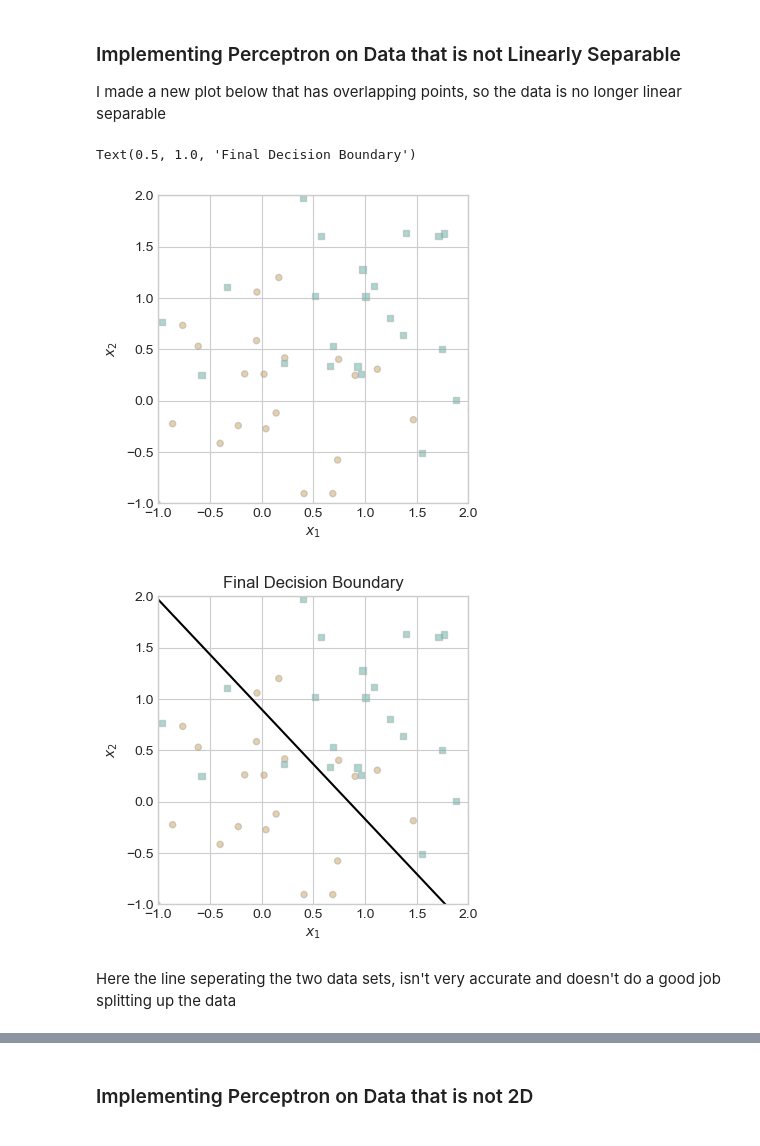
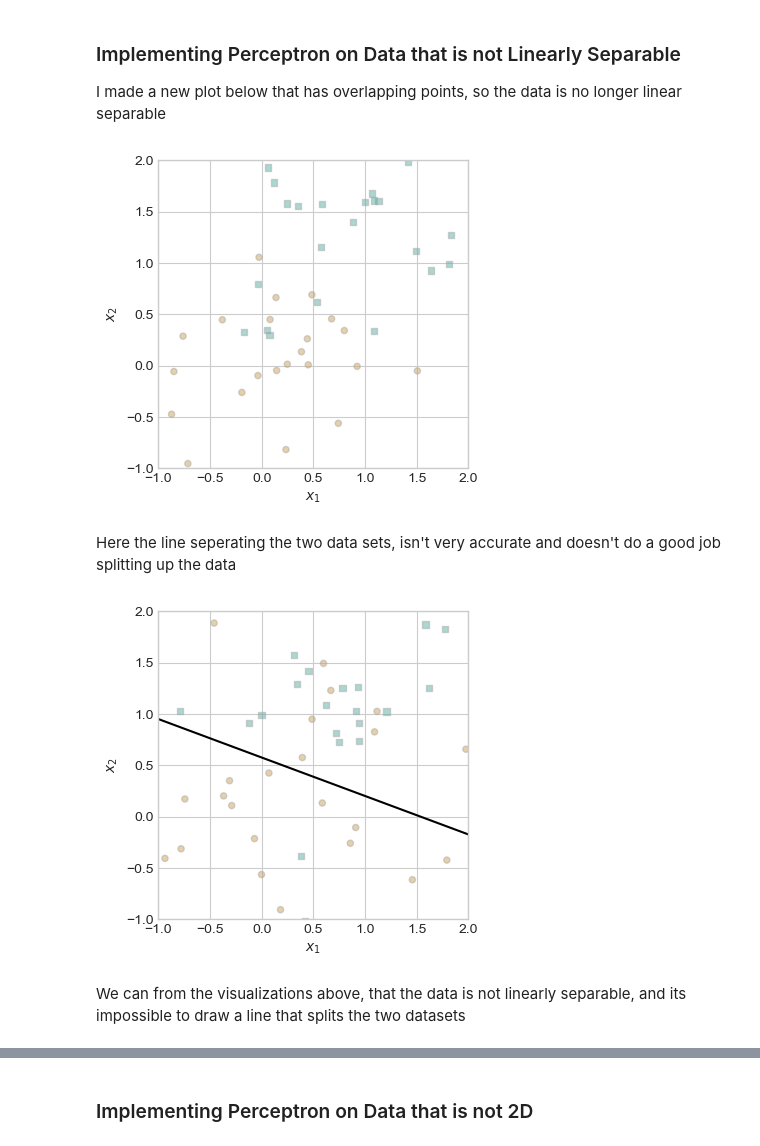
Before and after one commit to lenoxherman/lenoxherman.github.io, a Jupyter notebook: posts/Blog 4/Blog5.ipynb, the cells around one changed output, grey strips where cells are left out. Cells and saved outputs as stored; diff of their text form; code cells hidden in the pictures.

```diff
--- a/posts/Blog 4/Blog5.ipynb
+++ b/posts/Blog 4/Blog5.ipynb
@@ -135,21 +140,23 @@ I made a new plot below that has overlapping points, so the data is no longer li
 # %%
 X, y = perceptron_data(n_points = 50, noise = 0.7)
 fig, ax = plt.subplots(1, 1, figsize = (4, 4))
 ax.set(xlim = (-1, 2), ylim = (-1, 2))
 plot_perceptron_data(X, y, ax)
-
-
-fig, ax = plt.subplots(1, 1, figsize = (4, 4))
-ax.set(xlim = (-1, 2), ylim = (-1, 2))
-plot_perceptron_data(X, y, ax)
-draw_line(p.w, -1, 2, ax, color = "black")
-plt.title("Final Decision Boundary")
 # %% [output]
-Text(0.5, 1.0, 'Final Decision Boundary')
-[figure, old version]
+[figure, new version]
-[figure, removed]
 # %% [markdown]
 Here the line seperating the two data sets, isn't very accurate and doesn't do a good job splitting up the data
+# %%
+X, y = perceptron_data(n_points = 50, noise = 0.7)
+fig, ax = plt.subplots(1, 1, figsize = (4, 4))
+ax.set(xlim = (-1, 2), ylim = (-1, 2))
+plot_perceptron_data(X, y, ax)
+
+draw_line(p.w, -1, 2, ax, color = "black")
+# %% [output]
+[figure, added]
+# %% [markdown]
+We can from the visualizations above, that the data is not linearly separable, and its impossible to draw a line that splits the two datasets
 # %%
 from perceptron import Perceptron,perceptron_data, PerceptronOptimizer
 import torch
```
Also changed, not shown: parts of 11 cells of this notebook, 11 other files.
